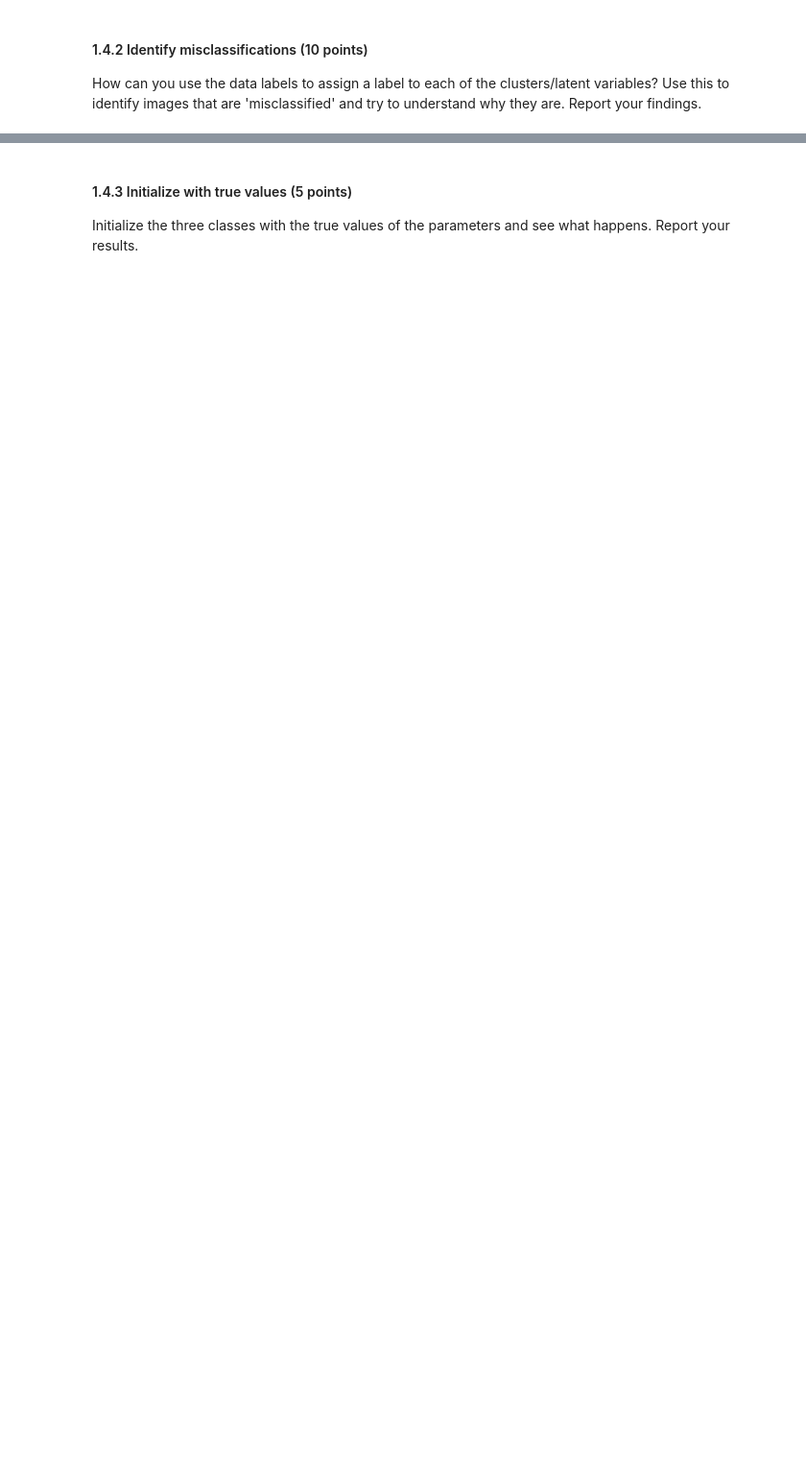
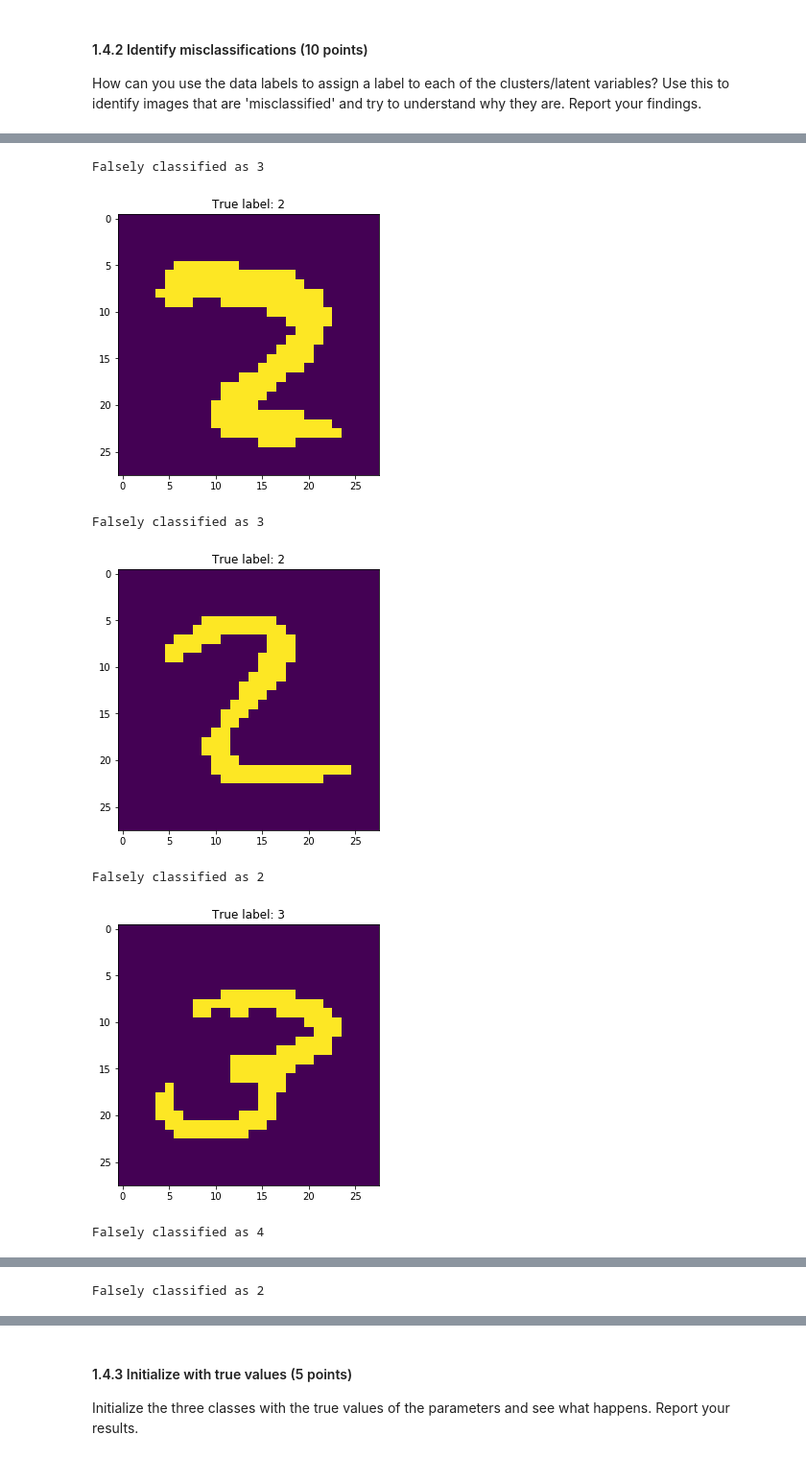
Before and after one commit to florianmohnert/ML2, a Jupyter notebook: lab3/lab3.ipynb, the cells around one changed output, grey strips where cells are left out. Shown: that part at 96% size. Drawn from its saved outputs; the diff is of its cells as text; code cells hidden in the pictures; blank space fills up the shorter version.

```diff
--- a/lab3/lab3.ipynb
+++ b/lab3/lab3.ipynb
@@ -231,0 +369,66 @@ YOUR ANSWER HERE
+# %%
+plt.rcParams['figure.figsize'] = [5, 5]
+
+# datapoints 1-5958 : 2, datapoints 5959-12089 : 3, datapoints 12089-17931: 4
+correct = 0
+count2 = 0
+count3 = 0
+count4 = 0
+
+for j in range(gamma.shape[0]):
+
+    # change these for every new model
+    if j <= 5958:
+        if np.argmax(gamma[j]) == 2:
+            correct+=1
+        elif count2 < 2:
+            count2+=1
+            if np.argmax(gamma[j]) == 0:
+                label1 = 4
+            elif np.argmax(gamma[j]) == 1:
+                label1 = 3
+            elif np.argmax(gamma[j]) == 2:
+                label1 = 2
+            print("Falsely classified as {}".format(label1))
+            im2 = plt.imshow(data[j,:].reshape(28,28))
+            plt.title("True label: 2")
+
+    elif j >= 5958 and j <= 12089:
+        if np.argmax(gamma[j]) == 1:
+            correct+=1
+        elif count3 < 2:
+            count3+=1
+            if np.argmax(gamma[j]) == 0:
+                label2 = 4
+            elif np.argmax(gamma[j]) == 1:
+                label2 = 3
+            elif np.argmax(gamma[j]) == 2:
+                label2 = 2
+
+            print("Falsely classified as {}".format(label2))
+            im2 = plt.imshow(data[j,:].reshape(28,28))
+            plt.title("True label: 3")
+
+    elif j >= 12089:
+        if np.argmax(gamma[j]) == 0:
+            correct+=1
+        elif count4 < 2:
+            count4+=1
+            if np.argmax(gamma[j]) == 0:
+                label3 = 4
+            elif np.argmax(gamma[j]) == 1:
+                label3 = 3
+            elif np.argmax(gamma[j]) == 2:
+                label3 = 2
+            print("Falsely classified as {}".format(label3))
+            im2 = plt.imshow(data[j,:].reshape(28,28))
+            plt.title("True label: 4")
+    plt.show()
+# %% [output]
+Falsely classified as 3
+[figure, added]
+Falsely classified as 3
+[figure, added]
+Falsely classified as 2
+[figure, added]
+Falsely classified as 4
@@ -231,0 +436 @@ YOUR ANSWER HERE
+Falsely classified as 2
```
Also changed, not shown: parts of 27 cells of this notebook.
